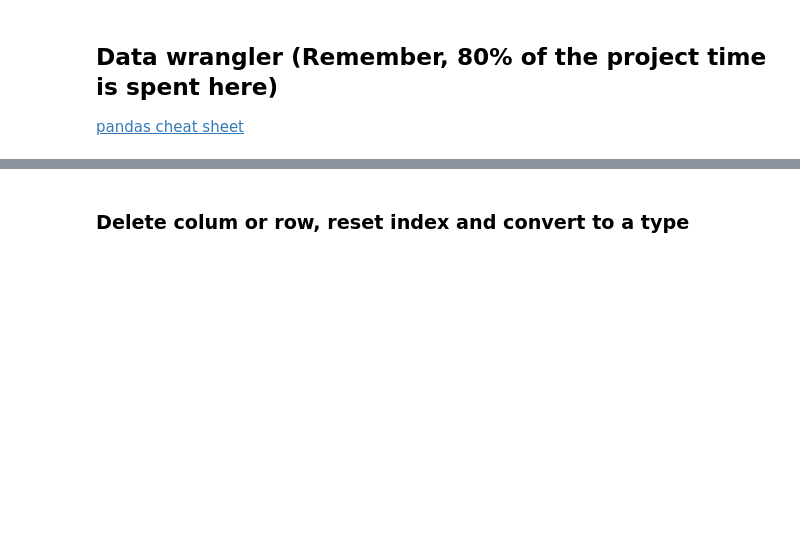
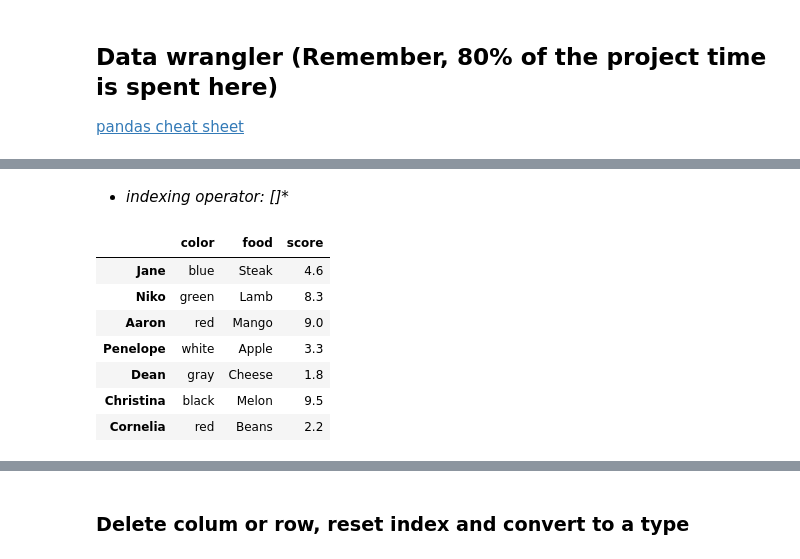
Before and after one commit to leandroohf/ds_pragmatic_programming, a Jupyter notebook: ds_pragmatic_programming_python.ipynb, the cells around one changed output, grey strips where cells are left out. Drawn from its saved outputs; the diff is of its cells as text; code cells hidden in the pictures; blank space fills up the shorter version.

```diff
--- a/ds_pragmatic_programming_python.ipynb
+++ b/ds_pragmatic_programming_python.ipynb
@@ -451,0 +519,20 @@ key1,key2
+# %% [markdown]
+* *indexing operator: []**
+# %%
+# returns a series
+# A Series is a one-dimensional sequence of labeled data.
+df['food']
+
+# Select multiple columns as a DataFrame by passing a list to it
+# return dataframe
+# the order of the column does not matter for selecting
+df[['color', 'food', 'score']]
+# %% [output]
+|  | color | food | score |
+| Jane | blue | Steak | 4.6 |
+| Niko | green | Lamb | 8.3 |
+| Aaron | red | Mango | 9.0 |
+| Penelope | white | Apple | 3.3 |
+| Dean | gray | Cheese | 1.8 |
+| Christina | black | Melon | 9.5 |
+| Cornelia | red | Beans | 2.2 |
```
Also changed, not shown: parts of 20 cells of this notebook.
